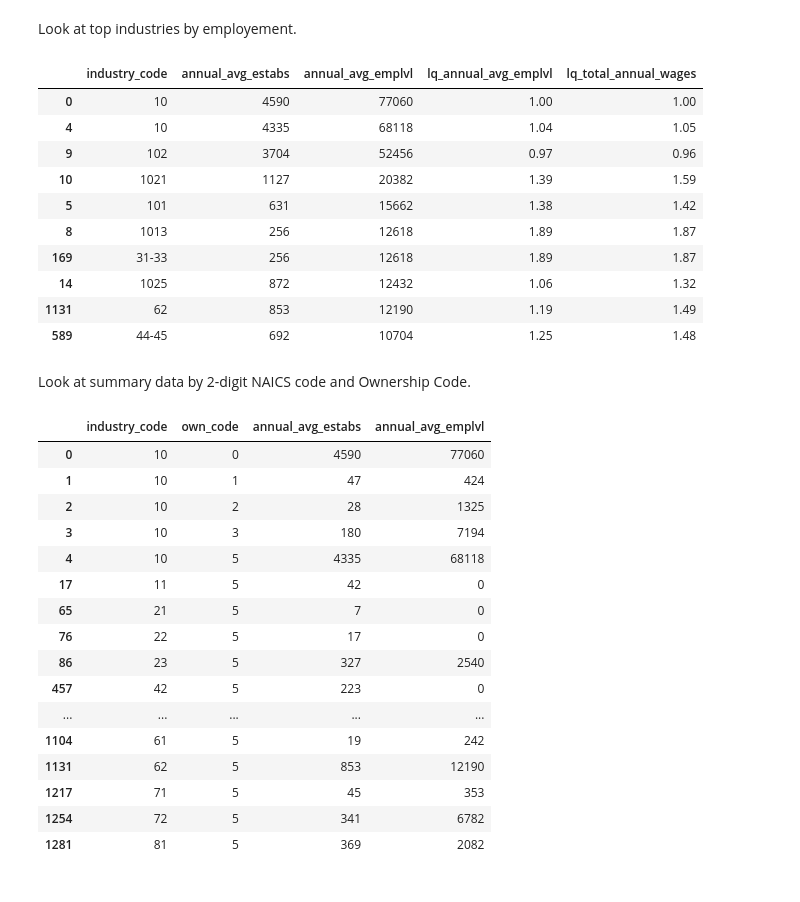
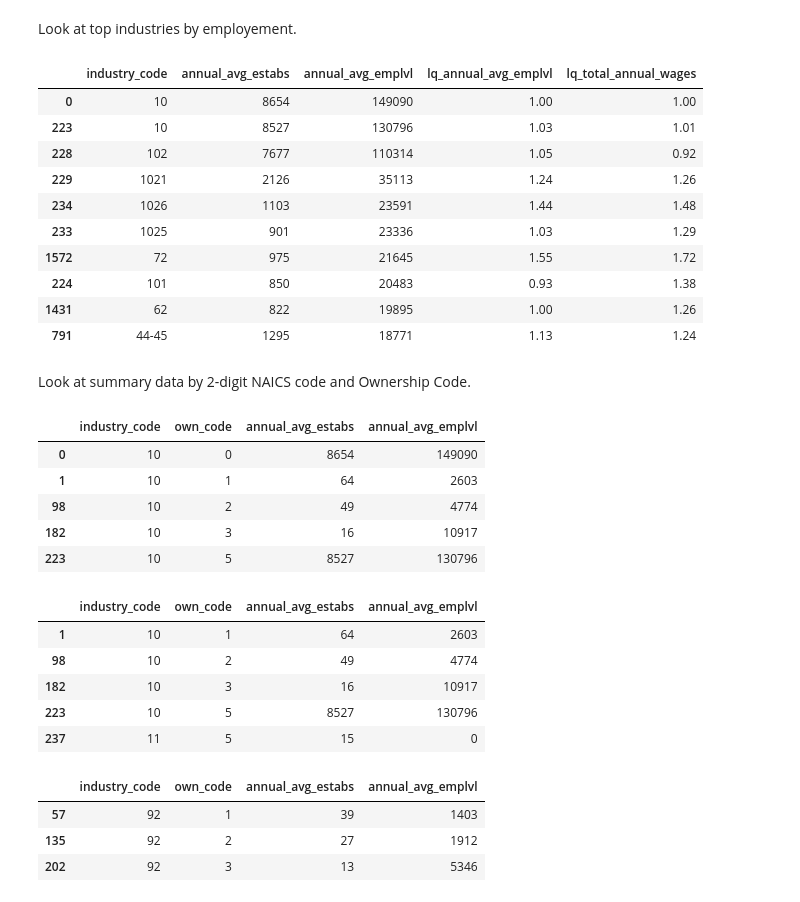
Before and after one commit to npr99/PlanningMethods, a Jupyter notebook: Location_Quotient_Using_BLS_QCEW.ipynb, the cells around one changed output. Drawn from its saved outputs; the diff is of its cells as text; code cells hidden in the pictures.

Commit message:
updated to get total jobs by 2 digit NAICS

```diff
--- a/Location_Quotient_Using_BLS_QCEW.ipynb
+++ b/Location_Quotient_Using_BLS_QCEW.ipynb
@@ -47,7 +47,7 @@ The Pandas read csv command is a fast way to download .csv datafiles directly to
 # %%
 import pandas as pd # For reading, writing and wrangling data
 
-blsqcew = pd.read_csv('http://data.bls.gov/cew/data/api/2016/a/area/C2790.csv')
+blsqcew = pd.read_csv('http://data.bls.gov/cew/data/api/2016/a/area/13051.csv')
 blsqcew.head()
 # %% [output]
 |  | area_fips | own_code | industry_code | agglvl_code | size_code | year | qtr | disclosure_code | ... |
@@ -108,35 +108,46 @@ Look at top industries by employement.
 blsqcew[['industry_code','annual_avg_estabs','annual_avg_emplvl','lq_annual_avg_emplvl','lq_total_annual_wages']].sort_values(by='annual_avg_emplvl', ascending=False).head(10)
 # %% [output]
 |  | industry_code | annual_avg_estabs | annual_avg_emplvl | lq_annual_avg_emplvl | lq_total_annual_wages |
-| 0 | 10 | 4590 | 77060 | 1.00 | 1.00 |
-| 4 | 10 | 4335 | 68118 | 1.04 | 1.05 |
-| 9 | 102 | 3704 | 52456 | 0.97 | 0.96 |
-| 10 | 1021 | 1127 | 20382 | 1.39 | 1.59 |
-| 5 | 101 | 631 | 15662 | 1.38 | 1.42 |
-| 8 | 1013 | 256 | 12618 | 1.89 | 1.87 |
-| 169 | 31-33 | 256 | 12618 | 1.89 | 1.87 |
-| 14 | 1025 | 872 | 12432 | 1.06 | 1.32 |
-| 1131 | 62 | 853 | 12190 | 1.19 | 1.49 |
-| 589 | 44-45 | 692 | 10704 | 1.25 | 1.48 |
+| 0 | 10 | 8654 | 149090 | 1.00 | 1.00 |
+| 223 | 10 | 8527 | 130796 | 1.03 | 1.01 |
+| 228 | 102 | 7677 | 110314 | 1.05 | 0.92 |
+| 229 | 1021 | 2126 | 35113 | 1.24 | 1.26 |
+| 234 | 1026 | 1103 | 23591 | 1.44 | 1.48 |
+| 233 | 1025 | 901 | 23336 | 1.03 | 1.29 |
+| 1572 | 72 | 975 | 21645 | 1.55 | 1.72 |
+| 224 | 101 | 850 | 20483 | 0.93 | 1.38 |
+| 1431 | 62 | 822 | 19895 | 1.00 | 1.26 |
+| 791 | 44-45 | 1295 | 18771 | 1.13 | 1.24 |
 # %% [markdown]
 Look at summary data by 2-digit NAICS code and Ownership Code.
 # %%
-blsqcew[['industry_code','own_code','annual_avg_estabs','annual_avg_emplvl']].loc[blsqcew['industry_code'].str.len()==2].sort_values(by=['industry_code','own_code'])
+blsqcew_2digit = blsqcew[['industry_code','own_code','annual_avg_estabs','annual_avg_emplvl']].\
+loc[(blsqcew['industry_code'].str.len()==2) |
+    (blsqcew['industry_code'].str.contains("-"))].sort_values(by=['industry_code','own_code'])
+blsqcew_2digit.head()
 # %% [output]
 |  | industry_code | own_code | annual_avg_estabs | annual_avg_emplvl |
-| 0 | 10 | 0 | 4590 | 77060 |
-| 1 | 10 | 1 | 47 | 424 |
-| 2 | 10 | 2 | 28 | 1325 |
-| 3 | 10 | 3 | 180 | 7194 |
-| 4 | 10 | 5 | 4335 | 68118 |
-| 17 | 11 | 5 | 42 | 0 |
-| 65 | 21 | 5 | 7 | 0 |
-| 76 | 22 | 5 | 17 | 0 |
-| 86 | 23 | 5 | 327 | 2540 |
-| 457 | 42 | 5 | 223 | 0 |
-| ... | ... | ... | ... | ... |
-| 1104 | 61 | 5 | 19 | 242 |
-| 1131 | 62 | 5 | 853 | 12190 |
-| 1217 | 71 | 5 | 45 | 353 |
-| 1254 | 72 | 5 | 341 | 6782 |
-| 1281 | 81 | 5 | 369 | 2082 |
+| 0 | 10 | 0 | 8654 | 149090 |
+| 1 | 10 | 1 | 64 | 2603 |
+| 98 | 10 | 2 | 49 | 4774 |
+| 182 | 10 | 3 | 16 | 10917 |
+| 223 | 10 | 5 | 8527 | 130796 |
+# %%
+#  Need to drop total covered - own_code == 0 - leads to double counting
+blsqcew_2digit = blsqcew_2digit.loc[(blsqcew['own_code'] !=0)]
+blsqcew_2digit.head()
+# %% [output]
+|  | industry_code | own_code | annual_avg_estabs | annual_avg_emplvl |
+| 1 | 10 | 1 | 64 | 2603 |
+| 98 | 10 | 2 | 49 | 4774 |
+| 182 | 10 | 3 | 16 | 10917 |
+| 223 | 10 | 5 | 8527 | 130796 |
+| 237 | 11 | 5 | 15 | 0 |
+# %%
+# Replace Industry code for NAICS 92 to get levels of government
+blsqcew_2digit.loc[(blsqcew['industry_code'] =='92')]
+# %% [output]
+|  | industry_code | own_code | annual_avg_estabs | annual_avg_emplvl |
+| 57 | 92 | 1 | 39 | 1403 |
+| 135 | 92 | 2 | 27 | 1912 |
+| 202 | 92 | 3 | 13 | 5346 |
```
Also changed, not shown: parts of 5 cells of this notebook.
